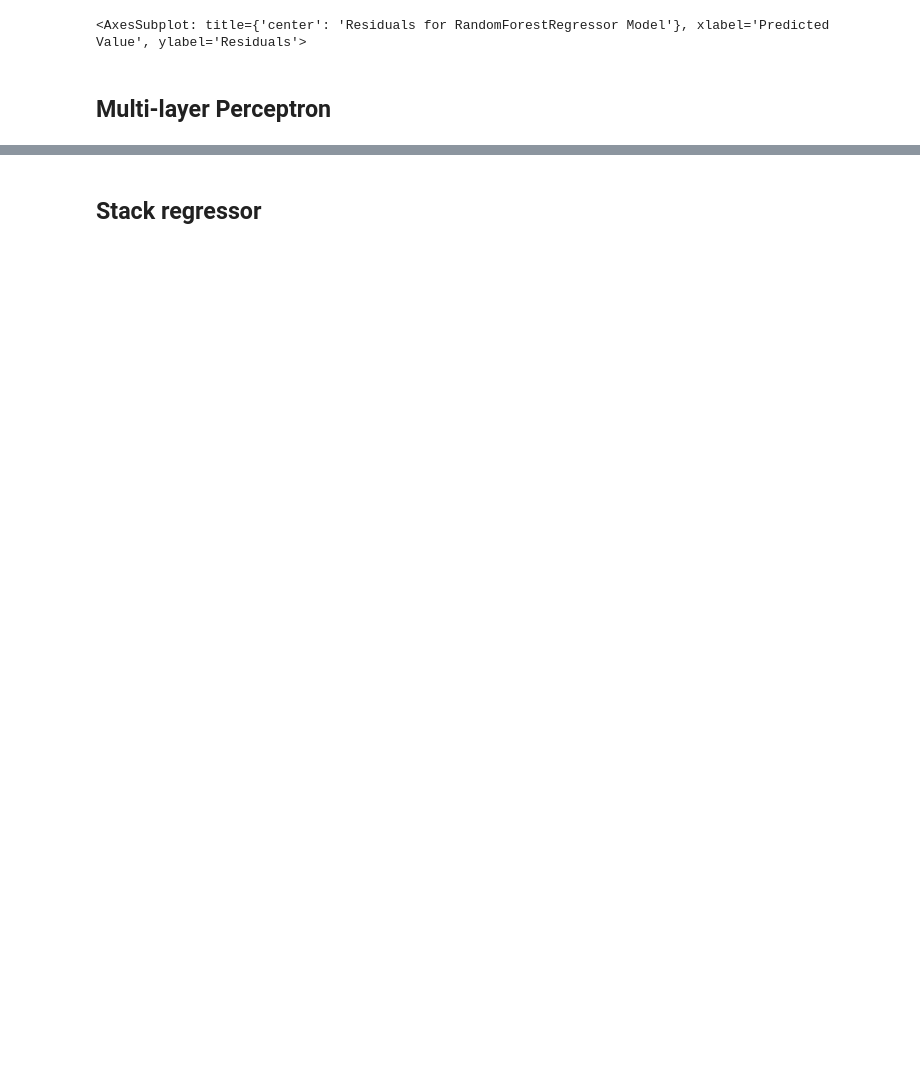
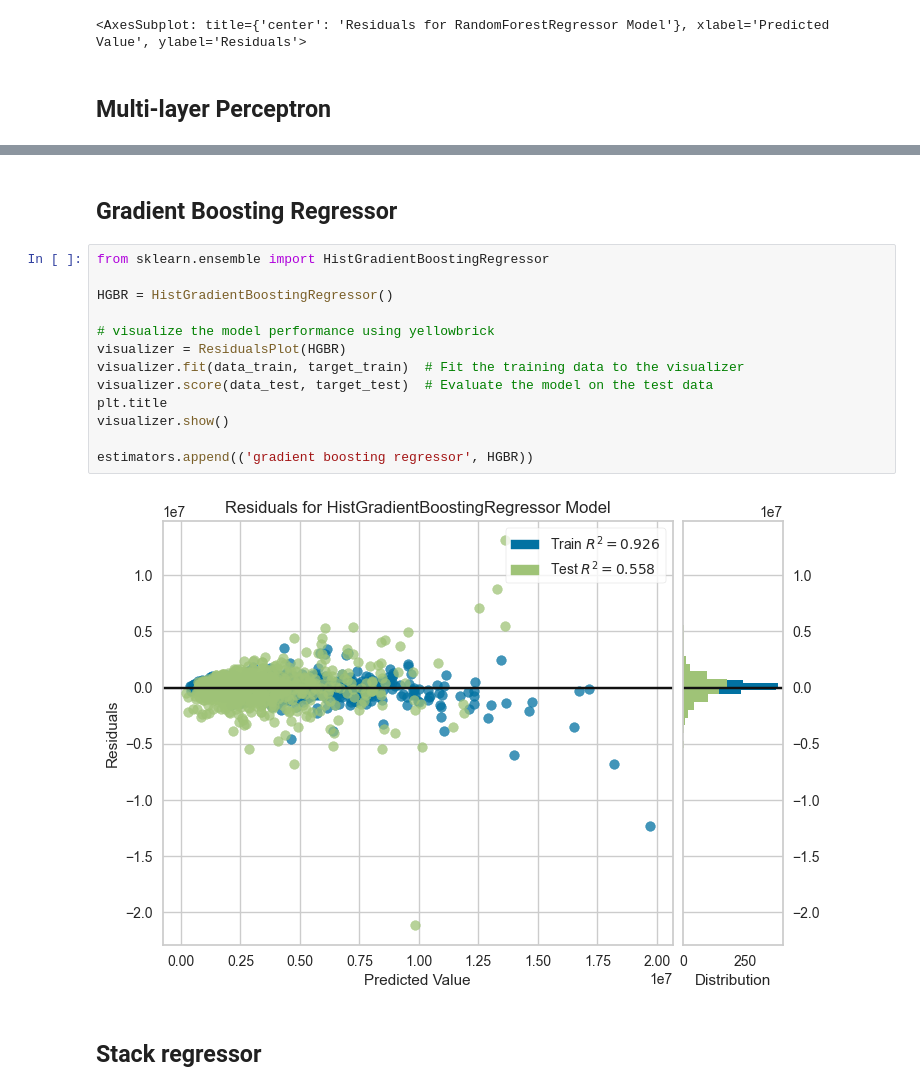
Before and after one commit to Dan-Irl/Regression-ensemble-model, a Jupyter notebook: main.ipynb, the cells around one changed output, grey strips where cells are left out. Drawn from its saved outputs; the diff is of its cells as text; blank space fills up the shorter version.

```diff
--- a/main.ipynb
+++ b/main.ipynb
@@ -134,3 +154,20 @@ visualizer.show()
+# %% [markdown]
+## **Gradient Boosting Regressor**
+# %%
+from sklearn.ensemble import HistGradientBoostingRegressor
+
+HGBR = HistGradientBoostingRegressor()
+
+# visualize the model performance using yellowbrick
+visualizer = ResidualsPlot(HGBR)
+visualizer.fit(data_train, target_train)  # Fit the training data to the visualizer
+visualizer.score(data_test, target_test)  # Evaluate the model on the test data
+plt.title
+visualizer.show()
+
+estimators.append(('gradient boosting regressor', HGBR))
+# %% [output]
+[figure, added]
 # %% [markdown]
 ## **Stack regressor**
 # %%
```
Also changed, not shown: parts of 8 cells of this notebook.
